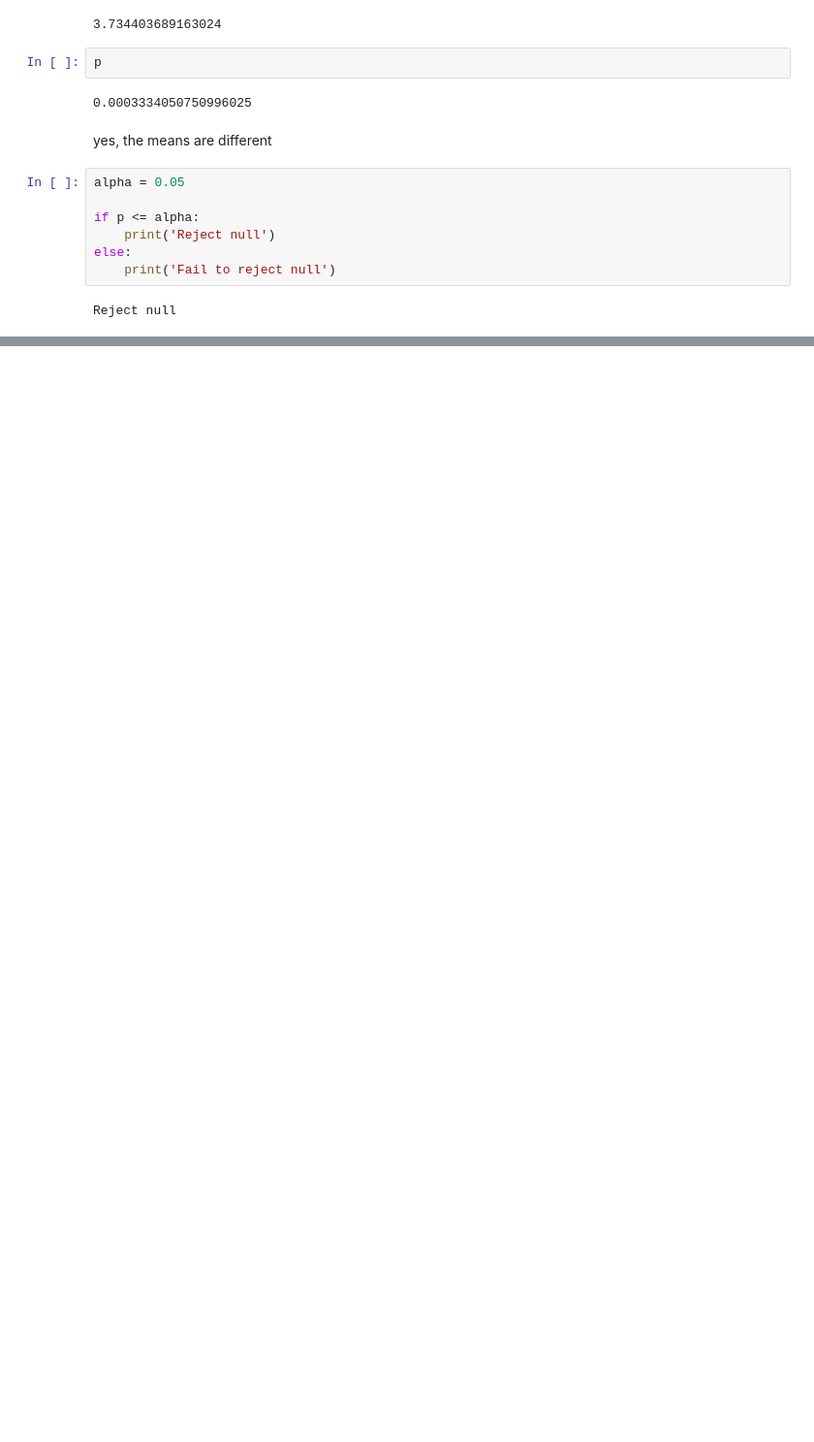
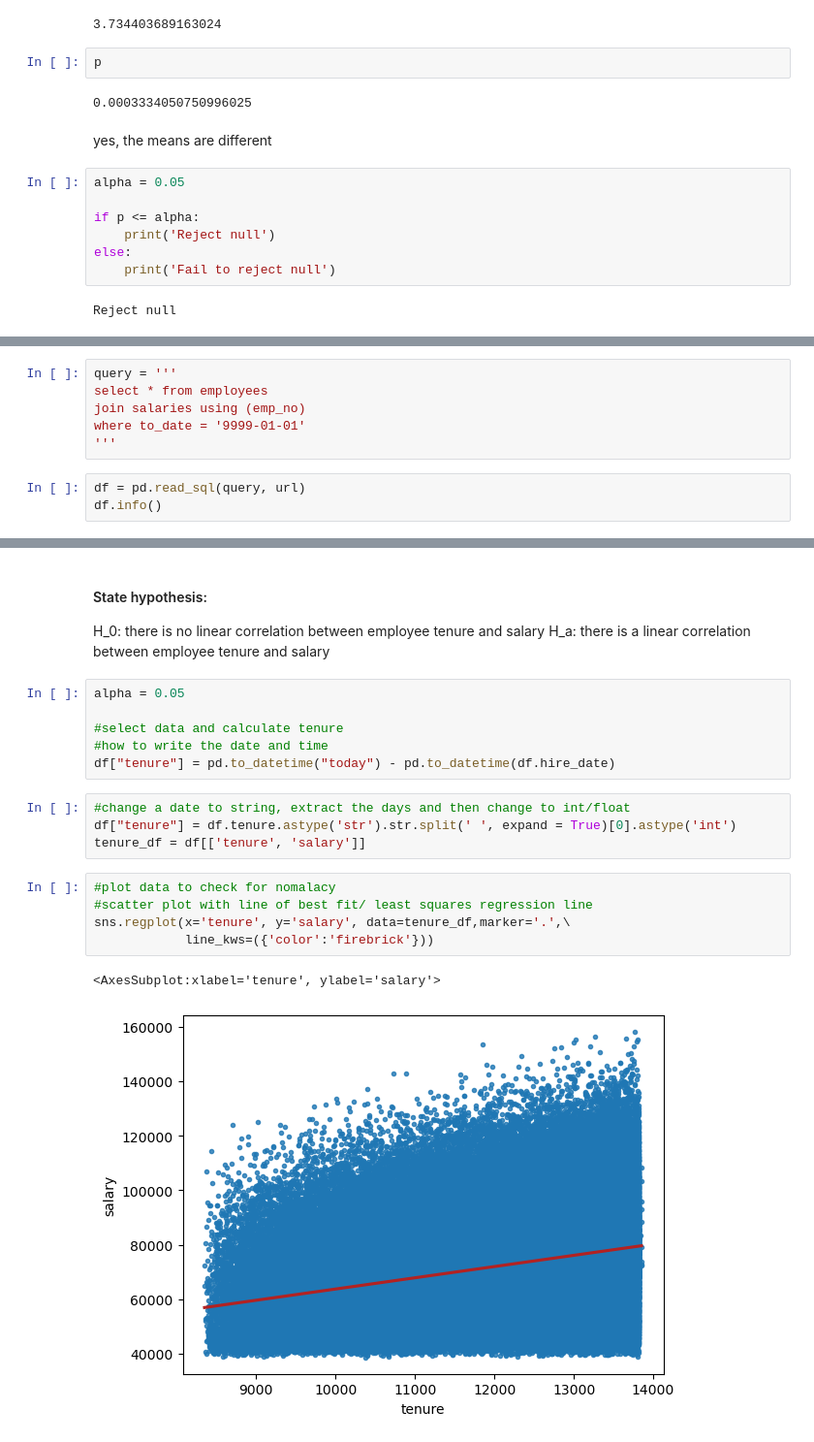
Before and after one commit to wherrickjr/statistics-exercises, a Jupyter notebook: hypothesis_testing.ipynb, the cells around one changed output, grey strips where cells are left out. Shown at 97% size. Saved outputs shown, nothing was run; the diff lists cells and outputs as text; blank space fills up the shorter version.

```diff
--- a/hypothesis_testing.ipynb
+++ b/hypothesis_testing.ipynb
@@ -496,0 +646,9 @@ Reject null
+# %%
+query = '''
+select * from employees
+join salaries using (emp_no)
+where to_date = '9999-01-01'
+'''
+# %%
+df = pd.read_sql(query, url)
+df.info()
@@ -496,0 +672,22 @@ Reject null
+# %% [markdown]
+#### State hypothesis:
+ H_0: there is no linear correlation between employee tenure and salary
+ H_a: there is a linear correlation between employee tenure and salary
+# %%
+alpha = 0.05
+
+#select data and calculate tenure
+#how to write the date and time
+df["tenure"] = pd.to_datetime("today") - pd.to_datetime(df.hire_date)
+# %%
+#change a date to string, extract the days and then change to int/float
+df["tenure"] = df.tenure.astype('str').str.split(' ', expand = True)[0].astype('int')
+tenure_df = df[['tenure', 'salary']]
+# %%
+#plot data to check for nomalacy
+#scatter plot with line of best fit/ least squares regression line
+sns.regplot(x='tenure', y='salary', data=tenure_df,marker='.',\
+            line_kws=({'color':'firebrick'}))
+# %% [output]
+<AxesSubplot:xlabel='tenure', ylabel='salary'>
+[figure, added]
```
Also changed, not shown: parts of 46 cells of this notebook.
